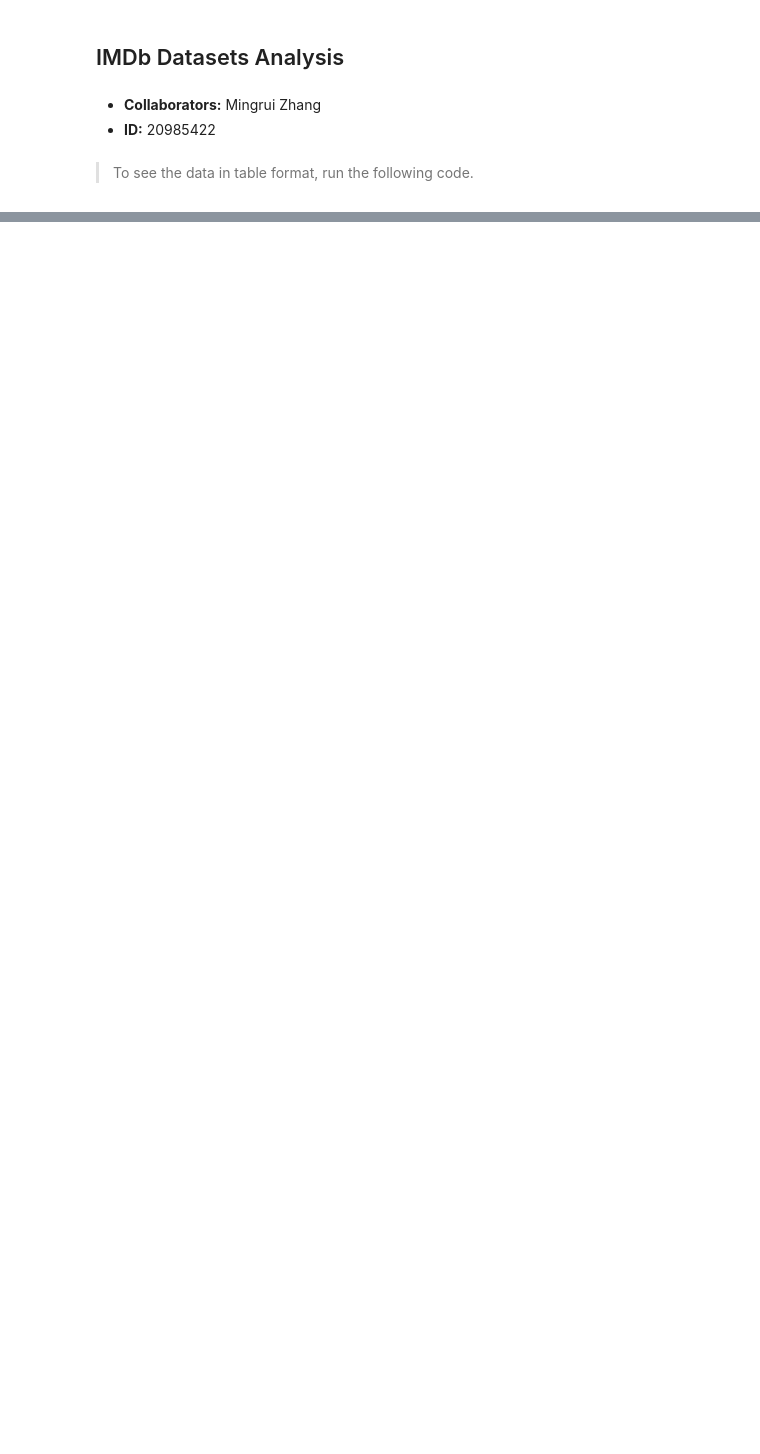
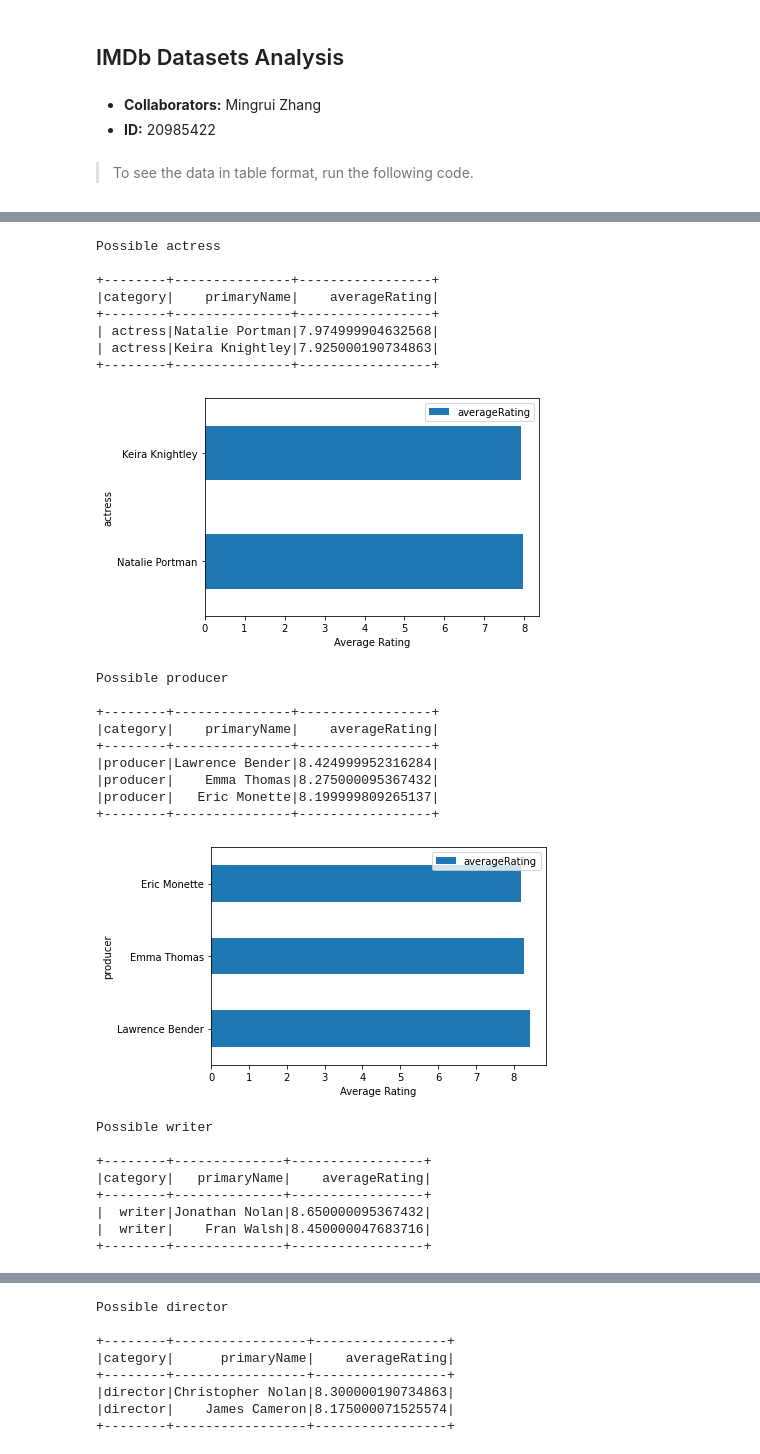
Before and after one commit to MingruiZhangW/IMDbBigData, a Jupyter notebook: IMDbBigData.ipynb, the cells around one changed output, grey strips where cells are left out. Saved outputs shown, nothing was run; the diff lists cells and outputs as text; code cells hidden in the pictures; blank space fills up the shorter version.

Commit message:
upate: movieProductionToolRatings function implementation

```diff
--- a/IMDbBigData.ipynb
+++ b/IMDbBigData.ipynb
@@ -267,0 +363,30 @@ movieProductionToolRatings(True, "", "", 40)
+# %%
+movieProductionToolRatings("Action", False, 70, 0.4)
+# %% [output]
+Possible actress
+
++--------+---------------+-----------------+
+|category|    primaryName|    averageRating|
++--------+---------------+-----------------+
+| actress|Natalie Portman|7.974999904632568|
+| actress|Keira Knightley|7.925000190734863|
++--------+---------------+-----------------+
+[figure, added]
+Possible producer
+
++--------+---------------+-----------------+
+|category|    primaryName|    averageRating|
++--------+---------------+-----------------+
+|producer|Lawrence Bender|8.424999952316284|
+|producer|    Emma Thomas|8.275000095367432|
+|producer|   Eric Monette|8.199999809265137|
++--------+---------------+-----------------+
+[figure, added]
+Possible writer
+
++--------+--------------+-----------------+
+|category|   primaryName|    averageRating|
++--------+--------------+-----------------+
+|  writer|Jonathan Nolan|8.650000095367432|
+|  writer|    Fran Walsh|8.450000047683716|
++--------+--------------+-----------------+
@@ -267,0 +405,8 @@ movieProductionToolRatings(True, "", "", 40)
+Possible director
+
++--------+-----------------+-----------------+
+|category|      primaryName|    averageRating|
++--------+-----------------+-----------------+
+|director|Christopher Nolan|8.300000190734863|
+|director|    James Cameron|8.175000071525574|
++--------+-----------------+-----------------+
```
Also changed, not shown: parts of 7 cells of this notebook.
